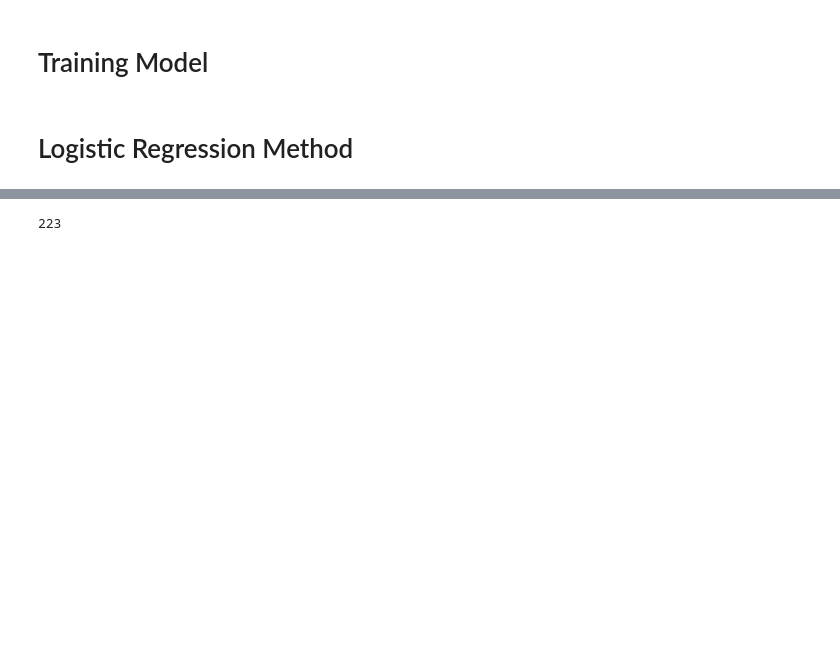
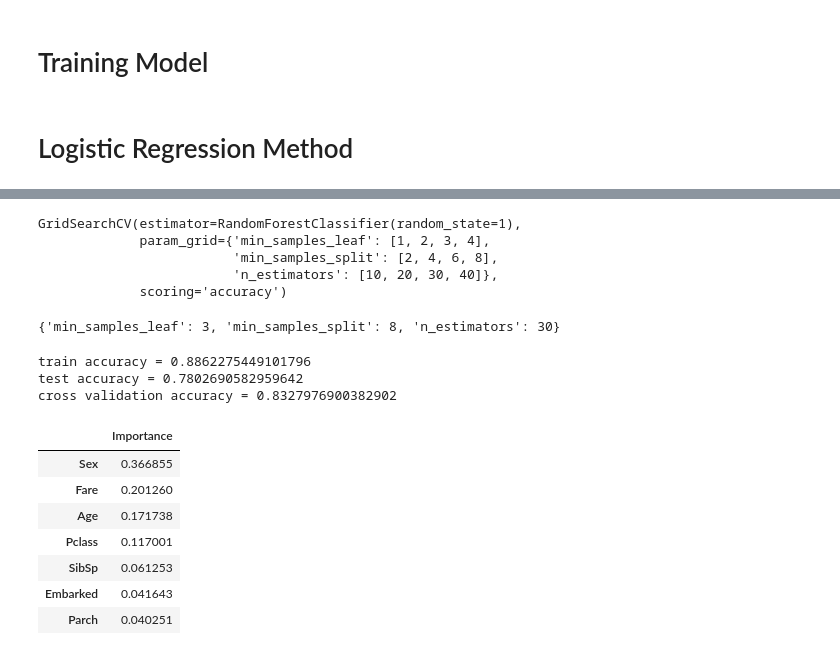
Before and after one commit to joao-martini/Testes, a Jupyter notebook: Titanic/teste.ipynb, the cells around one changed output, grey strips where cells are left out. Drawn from its saved outputs; the diff is of its cells as text; code cells hidden in the pictures; blank space fills up the shorter version.

```diff
--- a/Titanic/teste.ipynb
+++ b/Titanic/teste.ipynb
@@ -242,9 +257,47 @@ pred
 # %%
-xy = pipe_rl.predict_proba(X_test)
-xy.shape
-tt = []
-for i in range(len(xy)):
-    t = xy[i][1]
-    tt.append(t)
+tx = []
+xy = pipe_logistic.predict_proba(X_test)
+tx.append([xy[i][1] for i in range(len(xy))])
-# %% [output]
-223
+# %%
+from sklearn.model_selection import GridSearchCV
+params = {'min_samples_leaf':list(range(1,5)),'min_samples_split':list(range(2,10,2)),'n_estimators':list(range(10,50,10))}
+
+clf_rf2=RandomForestClassifier(random_state=1)
+clf_gs=GridSearchCV(clf_rf2,params,scoring='accuracy')
+clf_gs.fit(X,y)
+# %% [output]
+GridSearchCV(estimator=RandomForestClassifier(random_state=1),
+             param_grid={'min_samples_leaf': [1, 2, 3, 4],
+                         'min_samples_split': [2, 4, 6, 8],
+                         'n_estimators': [10, 20, 30, 40]},
+             scoring='accuracy')
+# %%
+clf_gs.best_score_
+clf_gs.best_params_
+# %% [output]
+{'min_samples_leaf': 3, 'min_samples_split': 8, 'n_estimators': 30}
+# %%
+clf_rf3 = RandomForestClassifier(random_state=1,min_samples_leaf=3,min_samples_split=8,n_estimators=30)
+clf_rf3.fit(X_train,y_train)
+print('train accuracy =',clf_rf3.score(X_train,y_train))
+print('test accuracy =',clf_rf3.score(X_test,y_test))
+
+from sklearn.model_selection import cross_val_score
+scores_rf3 = cross_val_score(clf_rf3,X,y,scoring='accuracy',cv=5)
+print("cross validation accuracy =", scores_rf3.mean())
+# %% [output]
+train accuracy = 0.8862275449101796
+test accuracy = 0.7802690582959642
+cross validation accuracy = 0.8327976900382902
+# %%
+feat_imp = pd.DataFrame(clf_rf3.feature_importances_, predictors, columns=['Importance'])
+feat_imp.sort_values('Importance',ascending=False)
+# %% [output]
+|  | Importance |
+| Sex | 0.366855 |
+| Fare | 0.201260 |
+| Age | 0.171738 |
+| Pclass | 0.117001 |
+| SibSp | 0.061253 |
+| Embarked | 0.041643 |
+| Parch | 0.040251 |
```
Also changed, not shown: parts of 6 cells of this notebook, 1 other file.
